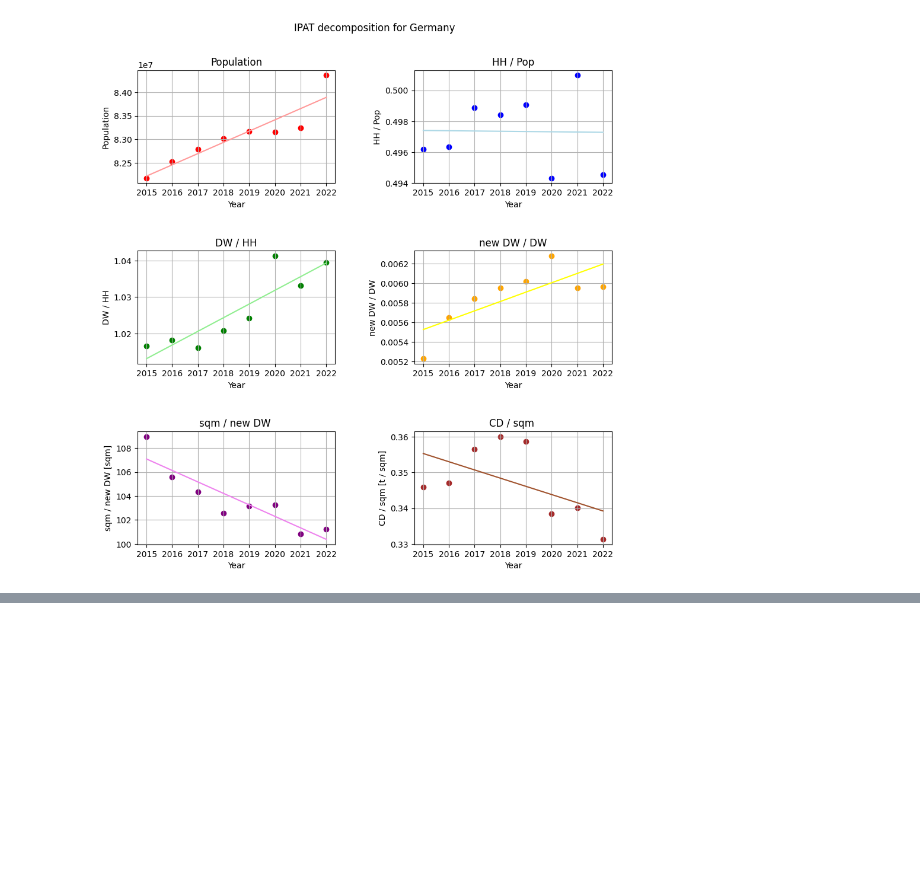
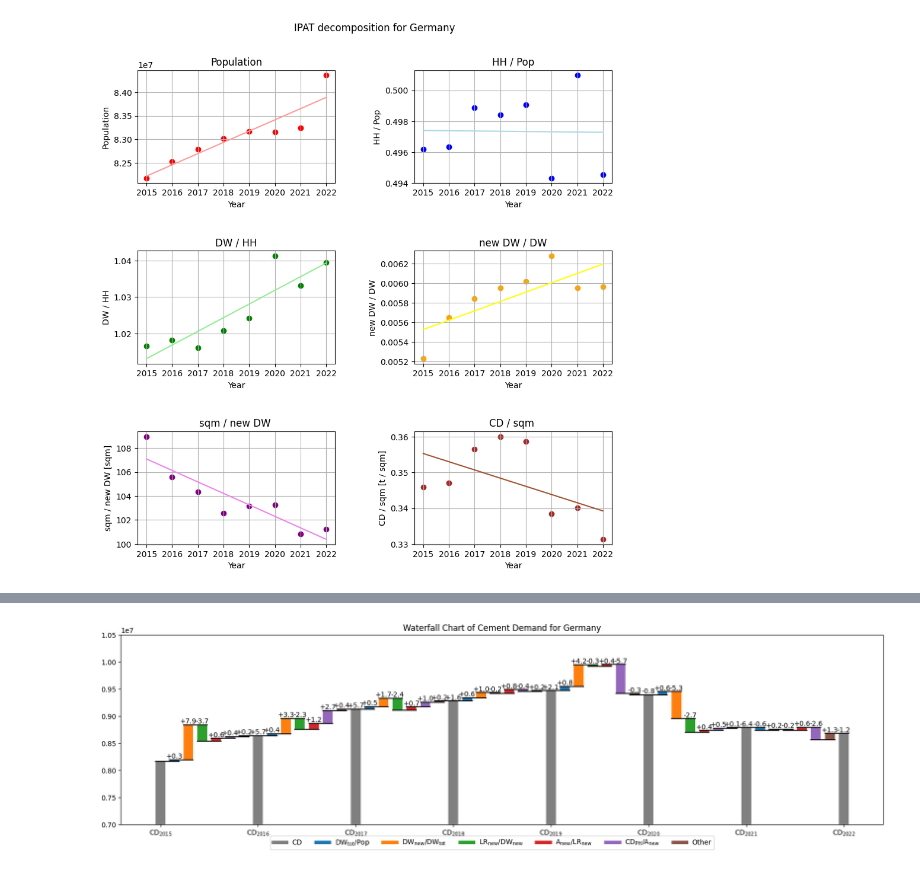
Before and after one commit to pietropecchini/Economic-Growth-and-Sustainability, a Jupyter notebook: analysis.ipynb, the cells around one changed output, grey strips where cells are left out. Saved outputs shown, nothing was run; the diff lists cells and outputs as text; code cells hidden in the pictures; blank space fills up the shorter version.

```diff
--- a/analysis.ipynb
+++ b/analysis.ipynb
@@ -239,0 +427,67 @@ plt.show()
+# %%
+fig, ax = plt.subplots(1, 1, figsize=(20, 5))
+
+labels = [
+    r"$\text{CD}_{2015}$",
+]
+colors = ["grey"]
+percentage_change = [""]
+values = []
+bottoms = []
+x = []
+
+for i in range(7):
+    start = years[i]
+    end = years[i + 1]
+    new_values = [data.loc[start, "CD"]] + [
+        calc_cd(factor, start=start, end=end) for factor in ipat_factors
+    ]
+    difference = data.loc[end, "CD"] - sum(new_values)
+    new_values.append(difference)
+
+    x += np.linspace(i, i+1, len(new_values), endpoint=False).tolist()
+
+    y = 0
+    for val in new_values:
+        bottoms.append(y)
+        y += val
+
+    values += new_values
+
+    labels += [f"$\\text{{CD}}_{{{end}}}$"]
+    colors += ["tab:blue", "tab:orange", "tab:green", "tab:red", "tab:purple", "tab:brown", "grey"]
+    percentage_change += [f"{calc_change(factor, start=start, end=end)*100:+2.1f}" for factor in ipat_factors] + [f"{difference / data.loc[start, 'CD'] *  100:+2.1f}"] + [f"{calc_change('CD', start=start, end=end)*100:+2.1f}"]
+
+values += [data.loc[end, "CD"]]
+bottoms += [0]
+x += [i+1]
+
+waterfall(
+    ax,
+    x,
+    values,
+    bottom=bottoms,
+    text=percentage_change,
+    colors=colors,
+    labels=labels,
+    title="Waterfall Chart of Cement Demand for Germany",
+)
+
+legend_line_width = 5
+
+ax.plot([], [], color="grey", label="CD", linewidth=legend_line_width)
+ax.plot([], [], color="tab:blue", label=r"$\text{DW}_\text{tot} / \text{Pop}$", linewidth=legend_line_width)
+ax.plot([], [], color="tab:orange", label=r"$\text{DW}_\text{new} / \text{DW}_\text{tot}$", linewidth=legend_line_width)
+ax.plot([], [], color="tab:green", label=r"$\text{LR}_\text{new} / \text{DW}_\text{new}$", linewidth=legend_line_width)
+ax.plot([], [], color="tab:red", label=r"$\text{A}_\text{new} / \text{LR}_\text{new}$", linewidth=legend_line_width)
+ax.plot([], [], color="tab:purple", label=r"$\text{CD}_\text{PH} / \text{A}_\text{new}$", linewidth=legend_line_width)
+ax.plot([], [], color="tab:brown", label="Other", linewidth=legend_line_width)
+
+
+fig.legend(ax.get_legend_handles_labels()[0], ax.get_legend_handles_labels()[1], loc="lower center", ncol=7)
+
+fig.savefig("waterfall_2.png")
+
+plt.show()
+# %% [output]
+[figure, added]
```
Also changed, not shown: parts of 16 cells of this notebook, 3 other files.
